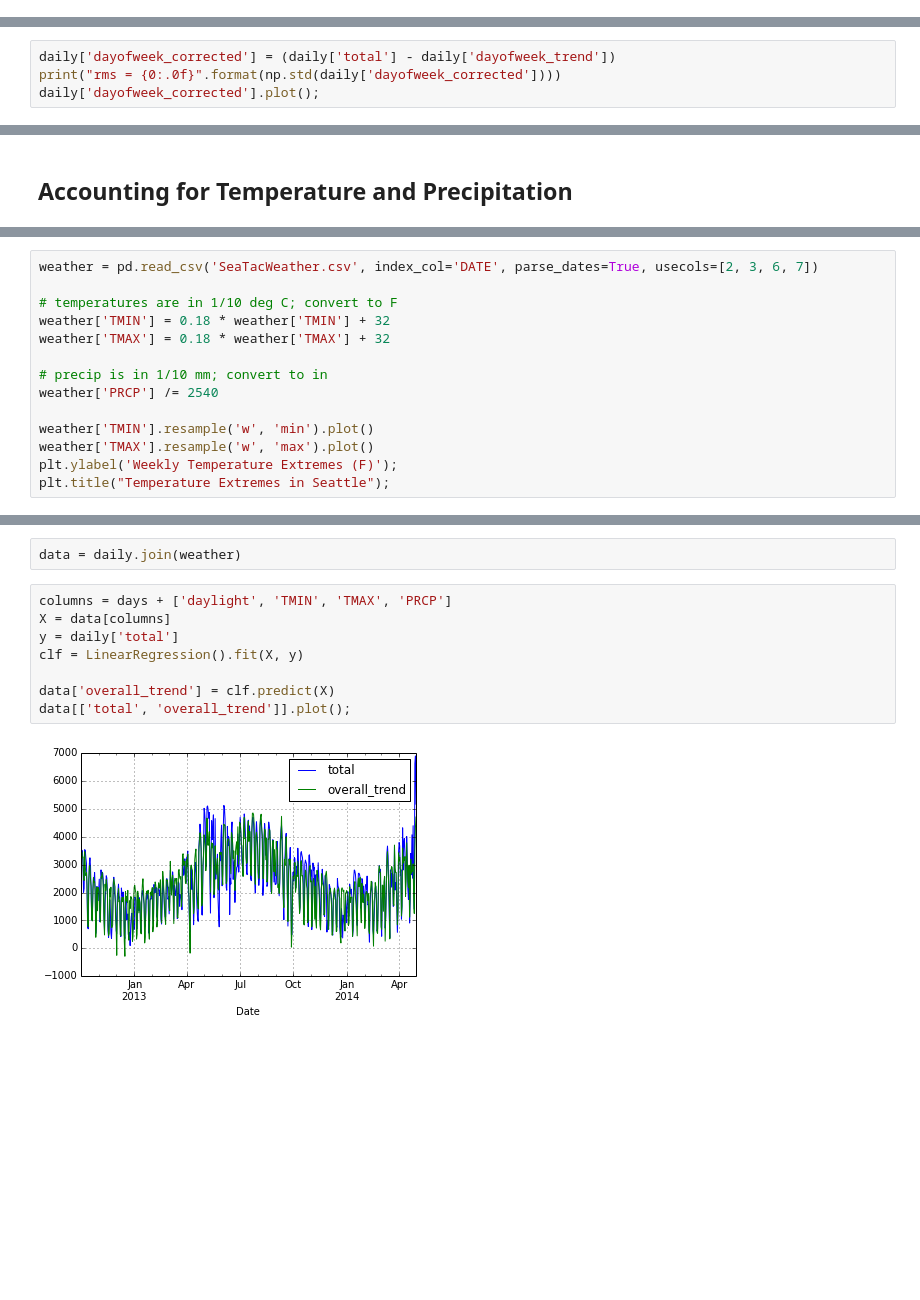
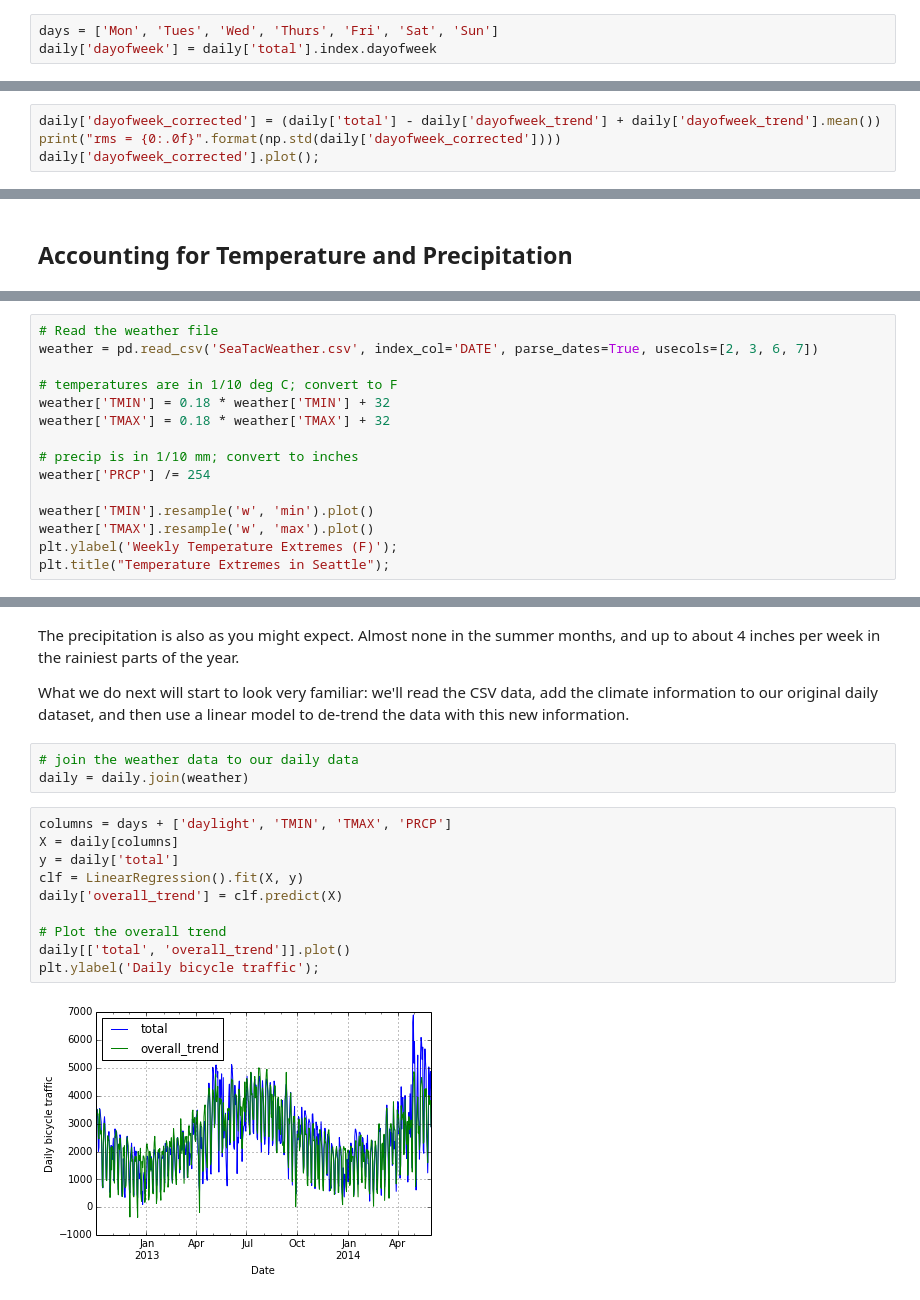
Before and after one commit to jakevdp/SeattleBike, a Jupyter notebook: SeattleCycling.ipynb, the cells around one changed output, grey strips where cells are left out. Drawn from its saved outputs; the diff is of its cells as text; blank space fills up the shorter version.

Commit message:
update with June data; add discussion

```diff
--- a/SeattleCycling.ipynb
+++ b/SeattleCycling.ipynb
@@ -105,0 +191,3 @@ daily['daylight'] = map(hours_of_daylight, daily.index)
+# %%
+days = ['Mon', 'Tues', 'Wed', 'Thurs', 'Fri', 'Sat', 'Sun']
+daily['dayofweek'] = daily['total'].index.dayofweek
@@ -119,5 +223,5 @@ daily[['total', 'dayofweek_trend']].plot();
 # %%
-daily['dayofweek_corrected'] = (daily['total'] - daily['dayofweek_trend'])
+daily['dayofweek_corrected'] = (daily['total'] - daily['dayofweek_trend'] + daily['dayofweek_trend'].mean())
 print("rms = {0:.0f}".format(np.std(daily['dayofweek_corrected'])))
 daily['dayofweek_corrected'].plot();
 # %% [output]
@@ -150,12 +238,13 @@ GHCND:USW00024233,SEATTLE TACOMA INTERNATIONAL AIRPORT WA US,20120102,109,0,0,10
 # %%
+# Read the weather file
 weather = pd.read_csv('SeaTacWeather.csv', index_col='DATE', parse_dates=True, usecols=[2, 3, 6, 7])
 
 # temperatures are in 1/10 deg C; convert to F
 weather['TMIN'] = 0.18 * weather['TMIN'] + 32
 weather['TMAX'] = 0.18 * weather['TMAX'] + 32
 
-# precip is in 1/10 mm; convert to in
-weather['PRCP'] /= 2540
+# precip is in 1/10 mm; convert to inches
+weather['PRCP'] /= 254
 
 weather['TMIN'].resample('w', 'min').plot()
 weather['TMAX'].resample('w', 'max').plot()
@@ -172,12 +263,19 @@ plt.title("Precipitation in Seattle");
-# %%
-data = daily.join(weather)
+# %% [markdown]
+The precipitation is also as you might expect. Almost none in the summer months, and up to about 4 inches per week in the rainiest parts of the year.
+
+What we do next will start to look very familiar: we'll read the CSV data, add the climate information to our original daily dataset, and then use a linear model to de-trend the data with this new information.
+# %%
+# join the weather data to our daily data
+daily = daily.join(weather)
 # %%
 columns = days + ['daylight', 'TMIN', 'TMAX', 'PRCP']
-X = data[columns]
+X = daily[columns]
 y = daily['total']
 clf = LinearRegression().fit(X, y)
+daily['overall_trend'] = clf.predict(X)
 
-data['overall_trend'] = clf.predict(X)
-data[['total', 'overall_trend']].plot();
+# Plot the overall trend
+daily[['total', 'overall_trend']].plot()
+plt.ylabel('Daily bicycle traffic');
 # %% [output]
-[figure, old version]
+[figure, new version]
```
Also changed, not shown: parts of 67 cells of this notebook, 2 other files.
